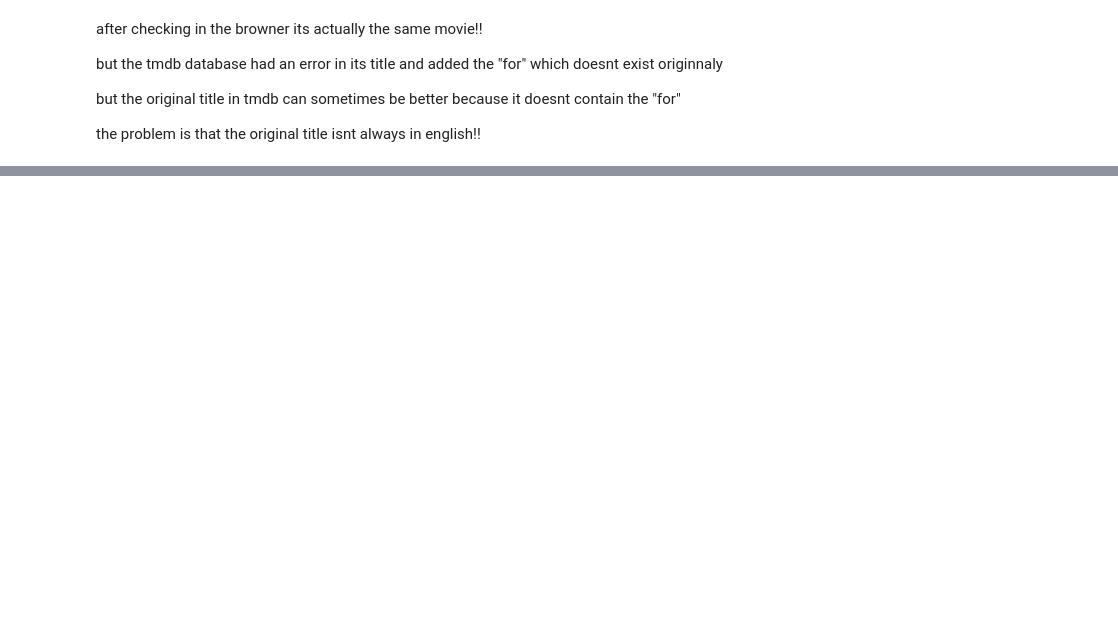
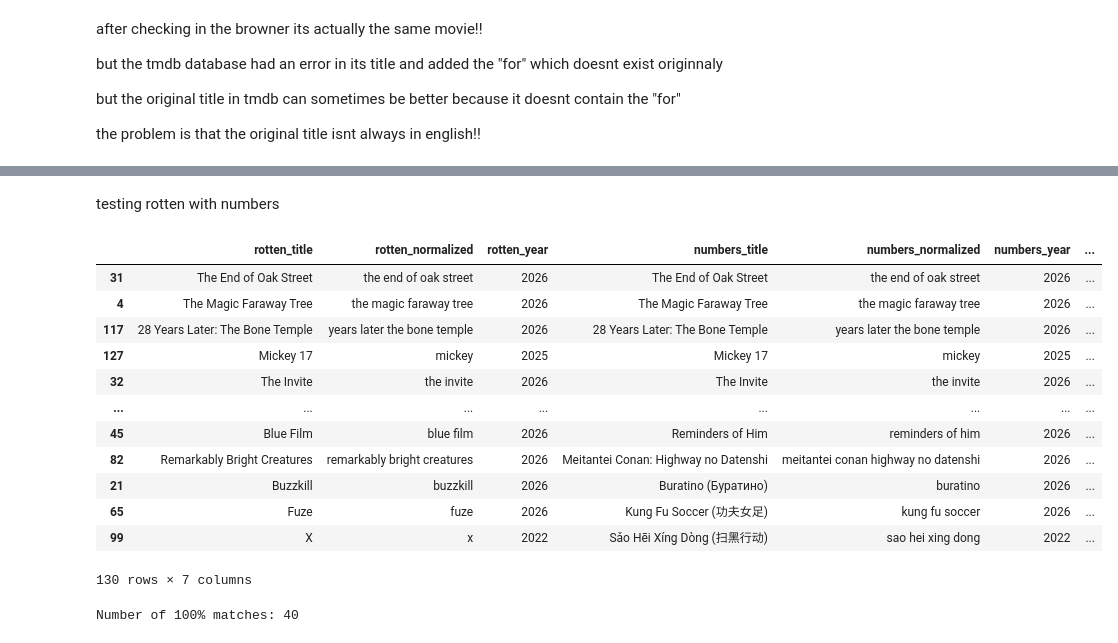
Before and after one commit to sarahmoussaoui/Data-Mining-Movies-Project, a Jupyter notebook: src/cleaning/testing_merge.ipynb, the cells around one changed output, grey strips where cells are left out. Cells and saved outputs as stored; diff of their text form; code cells hidden in the pictures; blank space fills up the shorter version.

```diff
--- a/src/cleaning/testing_merge.ipynb
+++ b/src/cleaning/testing_merge.ipynb
@@ -290,0 +785,79 @@ display(
+# %% [markdown]
+testing rotten with numbers
+# %%
+import difflib
+
+matches = []
+
+for _, rotten_row in rotten_df.iterrows():
+
+    rotten_title = rotten_row['title_normalized']
+    rotten_year = rotten_row['year']
+
+    # Keep only Numbers movies with the same year
+    numbers_same_year = numbers_df[
+        numbers_df['year'] == rotten_year
+    ]
+
+    # If there are no movies with this year, skip
+    if numbers_same_year.empty:
+        continue
+
+    best_match = None
+    best_score = -1
+
+    # Compare with all Numbers titles from the same year
+    for _, numbers_row in numbers_same_year.iterrows():
+
+        numbers_title = numbers_row['title_normalized']
+
+        score = difflib.SequenceMatcher(
+            None,
+            rotten_title,
+            numbers_title
+        ).ratio()
+
+        if score > best_score:
+            best_score = score
+            best_match = numbers_row
+
+    matches.append({
+        'rotten_title': rotten_row['title'],
+        'rotten_normalized': rotten_title,
+        'rotten_year': rotten_year,
+        'numbers_title': best_match['title'],
+        'numbers_normalized': best_match['title_normalized'],
+        'numbers_year': best_match['year'],
+        'similarity': best_score * 100
+    })
+
+rotten_numbers_difflib = pd.DataFrame(matches)
+
+display(
+    rotten_numbers_difflib.sort_values(
+        'similarity',
+        ascending=False
+    )
+)
+# %% [output]
+|  | rotten_title | rotten_normalized | rotten_year | numbers_title | numbers_normalized | numbers_year | ... |
+| 31 | The End of Oak Street | the end of oak street | 2026 | The End of Oak Street | the end of oak street | 2026 | ... |
+| 4 | The Magic Faraway Tree | the magic faraway tree | 2026 | The Magic Faraway Tree | the magic faraway tree | 2026 | ... |
+| 117 | 28 Years Later: The Bone Temple | years later the bone temple | 2026 | 28 Years Later: The Bone Temple | years later the bone temple | 2026 | ... |
+| 127 | Mickey 17 | mickey | 2025 | Mickey 17 | mickey | 2025 | ... |
+| 32 | The Invite | the invite | 2026 | The Invite | the invite | 2026 | ... |
+| ... | ... | ... | ... | ... | ... | ... | ... |
+| 45 | Blue Film | blue film | 2026 | Reminders of Him | reminders of him | 2026 | ... |
+| 82 | Remarkably Bright Creatures | remarkably bright creatures | 2026 | Meitantei Conan: Highway no Datenshi | meitantei conan highway no datenshi | 2026 | ... |
+| 21 | Buzzkill | buzzkill | 2026 | Buratino (Буратино) | buratino | 2026 | ... |
+| 65 | Fuze | fuze | 2026 | Kung Fu Soccer (功夫女足) | kung fu soccer | 2026 | ... |
+| 99 | X | x | 2022 | Sǎo Hēi Xíng Dòng (扫黑行动) | sao hei xing dong | 2022 | ... |
+130 rows × 7 columns
+# %%
+number_100_matches = (
+    rotten_numbers_difflib['similarity'] == 100
+).sum()
+
+print("Number of 100% matches:", number_100_matches)
+# %% [output]
+Number of 100% matches: 40
```
Also changed, not shown: parts of 47 cells of this notebook.
